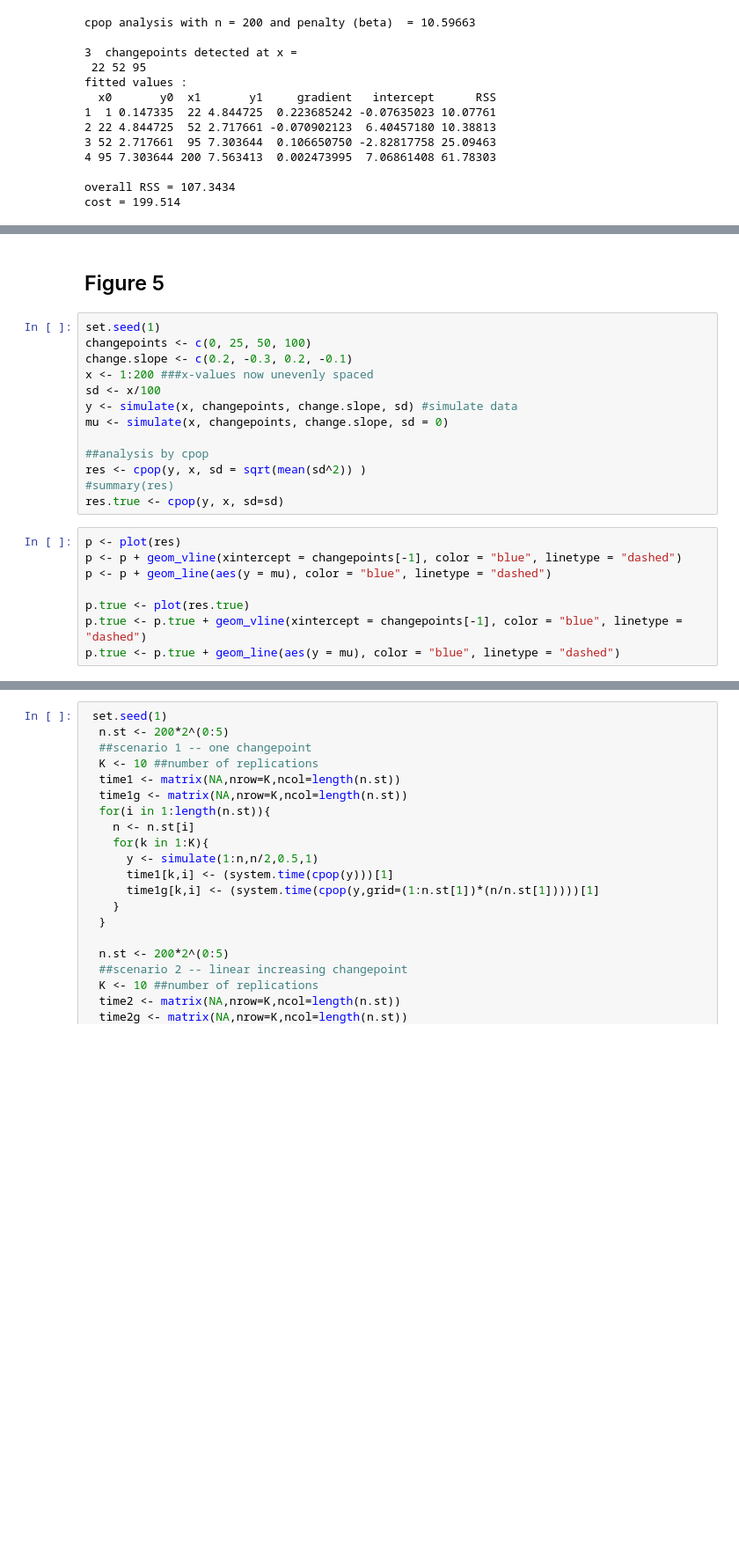
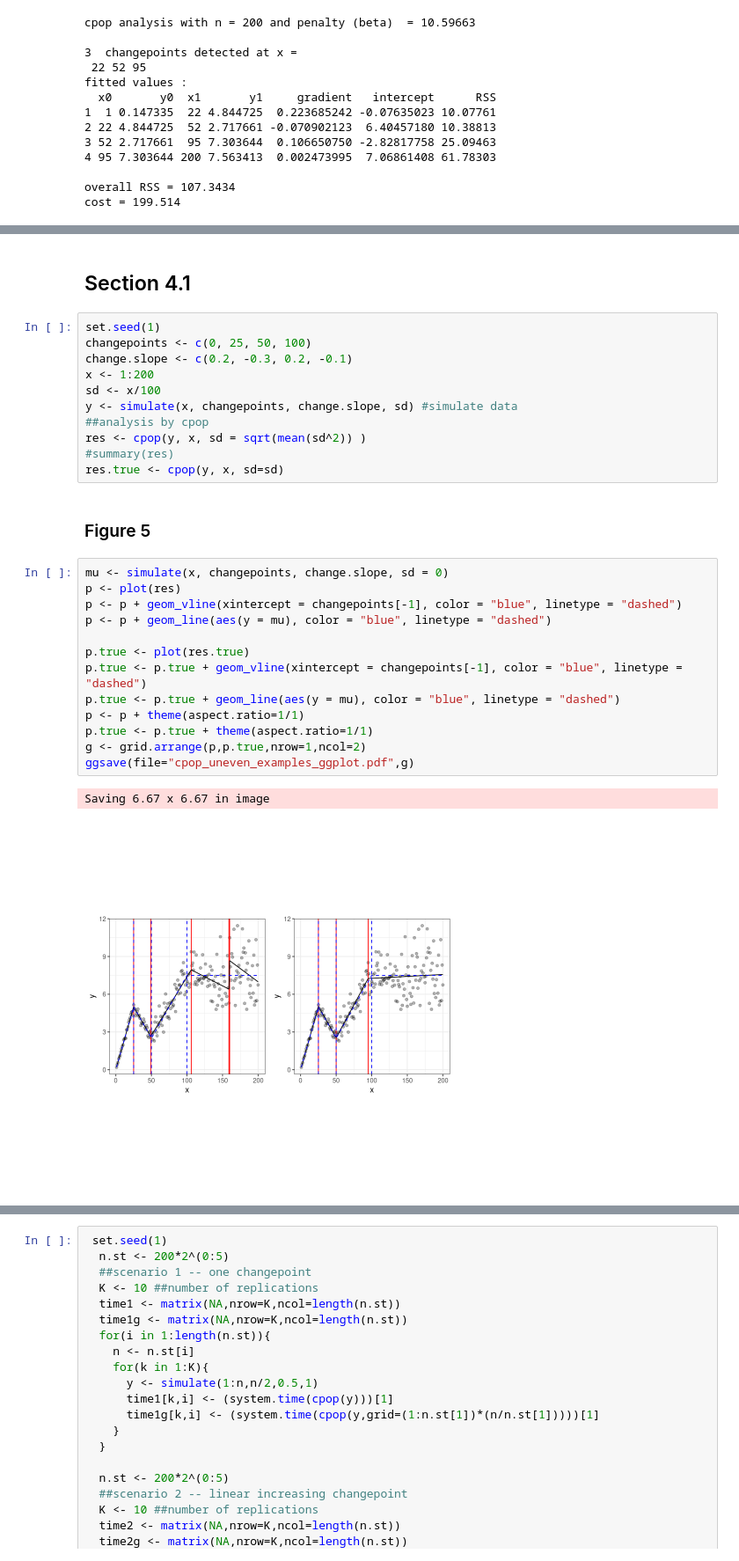
Before and after one commit to grosed/cpop-paper, a Jupyter notebook: notebooks/reproduction-script.ipynb, the cells around one changed output, grey strips where cells are left out. Shown at 88% size. Cells and saved outputs as stored; diff of their text form; blank space fills up the shorter version.

```diff
--- a/notebooks/reproduction-script.ipynb
+++ b/notebooks/reproduction-script.ipynb
@@ -281,25 +264,33 @@ ggsave(file="cpop_example_uneven_ggplot.pdf",p)
 Saving 6.67 x 6.67 in image
 [figure]
 # %% [markdown]
-## Figure 5
+## Section 4.1
 # %%
 set.seed(1)
 changepoints <- c(0, 25, 50, 100)
 change.slope <- c(0.2, -0.3, 0.2, -0.1)
-x <- 1:200 ###x-values now unevenly spaced
+x <- 1:200
 sd <- x/100
 y <- simulate(x, changepoints, change.slope, sd) #simulate data
-mu <- simulate(x, changepoints, change.slope, sd = 0)
-
 ##analysis by cpop
 res <- cpop(y, x, sd = sqrt(mean(sd^2)) )
 #summary(res)
 res.true <- cpop(y, x, sd=sd)
+# %% [markdown]
+### Figure 5
 # %%
+mu <- simulate(x, changepoints, change.slope, sd = 0)
 p <- plot(res)
 p <- p + geom_vline(xintercept = changepoints[-1], color = "blue", linetype = "dashed")
 p <- p + geom_line(aes(y = mu), color = "blue", linetype = "dashed")
 
 p.true <- plot(res.true)
 p.true <- p.true + geom_vline(xintercept = changepoints[-1], color = "blue", linetype = "dashed")
 p.true <- p.true + geom_line(aes(y = mu), color = "blue", linetype = "dashed")
+p <- p + theme(aspect.ratio=1/1)
+p.true <- p.true + theme(aspect.ratio=1/1)
+g <- grid.arrange(p,p.true,nrow=1,ncol=2)
+ggsave(file="cpop_uneven_examples_ggplot.pdf",g)
+# %% [output]
+Saving 6.67 x 6.67 in image
+[figure, added]
```
Also changed, not shown: parts of 75 cells of this notebook.
